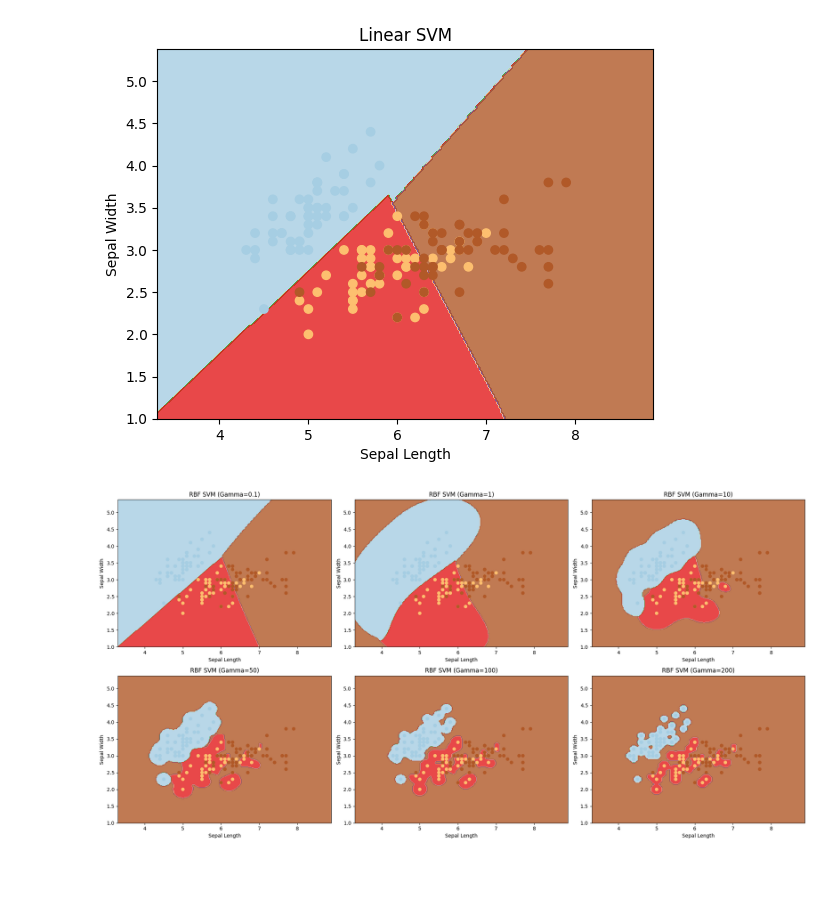
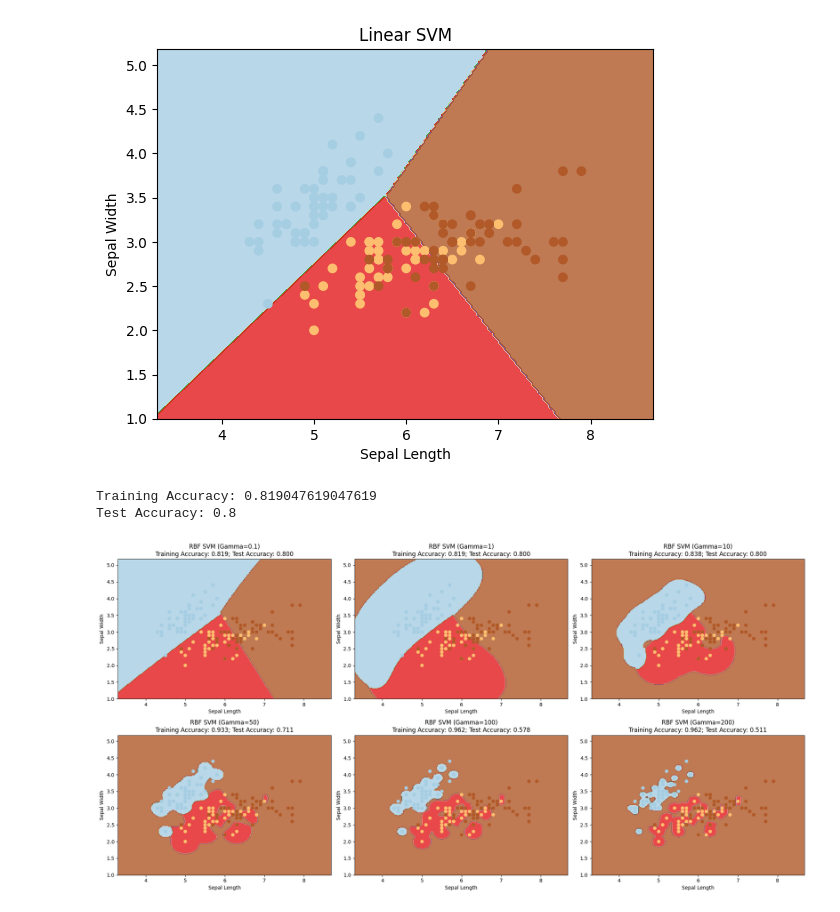
Before and after one commit to Anonymouseyy/iris-flower, a Jupyter notebook: svm.ipynb, the cells around one changed output. Saved outputs shown, nothing was run; the diff lists cells and outputs as text; code cells hidden in the pictures; blank space fills up the shorter version.

```diff
--- a/svm.ipynb
+++ b/svm.ipynb
@@ -18,26 +19,30 @@ X_train, X_test, y_train, y_test = train_test_split(
 )
 # %%
 clf_linear = SVC(kernel='linear')
-clf_linear.fit(X, y)
+clf_linear.fit(X_train, y_train)
 
 h = 0.02  # step size in the mesh
-x_min, x_max = X[:, 0].min() - 1, X[:, 0].max() + 1
-y_min, y_max = X[:, 1].min() - 1, X[:, 1].max() + 1
+x_min, x_max = X_train[:, 0].min() - 1, X_train[:, 0].max() + 1
+y_min, y_max = X_train[:, 1].min() - 1, X_train[:, 1].max() + 1
 xx, yy = np.meshgrid(np.arange(x_min, x_max, h), np.arange(y_min, y_max, h))
+train_preds = clf_linear.predict(X_train)
+test_preds = clf_linear.predict(X_test)
 
 # Plot decision boundary of Linear SVM
 Z_linear = clf_linear.predict(np.c_[xx.ravel(), yy.ravel()])
 Z_linear = Z_linear.reshape(xx.shape)
 plt.contourf(xx, yy, Z_linear, cmap=plt.cm.Paired, alpha=0.8)
 plt.scatter(X[:, 0], X[:, 1], c=y, cmap=plt.cm.Paired)
-plt.title('Linear SVM')
+plt.title(f'Linear SVM\nTraining Accuracy: {accuracy_score(y_train, train_preds):.3f}; Test Accuracy: {accuracy_score(y_test, test_preds):.3f}')
 plt.xlabel('Sepal Length')
 plt.ylabel('Sepal Width')
 plt.xlim(xx.min(), xx.max())
 plt.ylim(yy.min(), yy.max())
 plt.show()
 # %% [output]
-[figure, old version]
+[figure, new version]
+Training Accuracy: 0.819047619047619
+Test Accuracy: 0.8
 # %%
 gamma_values = [0.1, 1, 10, 50, 100, 200]
 
@@ -45,13 +50,15 @@ plt.figure(figsize=(20, 10))
 for i, gamma in enumerate(gamma_values, 1):
     # Train SVM with RBF kernel
     clf_rbf = SVC(kernel='rbf', gamma=gamma)
-    clf_rbf.fit(X, y)
+    clf_rbf.fit(X_train, y_train)
 
     # Create a mesh to plot decision boundaries
     h = 0.02  # step size in the mesh
-    x_min, x_max = X[:, 0].min() - 1, X[:, 0].max() + 1
-    y_min, y_max = X[:, 1].min() - 1, X[:, 1].max() + 1
+    x_min, x_max = X_train[:, 0].min() - 1, X_train[:, 0].max() + 1
+    y_min, y_max = X_train[:, 1].min() - 1, X_train[:, 1].max() + 1
     xx, yy = np.meshgrid(np.arange(x_min, x_max, h),np.arange(y_min, y_max, h))
+    train_preds = clf_rbf.predict(X_train)
+    test_preds = clf_rbf.predict(X_test)
 
     # Plot decision boundary
     plt.subplot(2, 3, i)
@@ -59,7 +66,7 @@ for i, gamma in enumerate(gamma_values, 1):
     Z_rbf = Z_rbf.reshape(xx.shape)
     plt.contourf(xx, yy, Z_rbf, cmap=plt.cm.Paired, alpha=0.8)
     plt.scatter(X[:, 0], X[:, 1], c=y, cmap=plt.cm.Paired)
-    plt.title(f'RBF SVM (Gamma={gamma})')
+    plt.title(f'RBF SVM (Gamma={gamma})\nTraining Accuracy: {accuracy_score(y_train, train_preds):.3f}; Test Accuracy: {accuracy_score(y_test, test_preds):.3f}')
     plt.xlabel('Sepal Length')
     plt.ylabel('Sepal Width')
     plt.xlim(xx.min(), xx.max())
@@ -68,4 +75,4 @@ for i, gamma in enumerate(gamma_values, 1):
 plt.tight_layout()
 plt.show()
 # %% [output]
-[figure, old version]
+[figure, new version]
```
Also changed, not shown: parts of 1 cell of this notebook.
